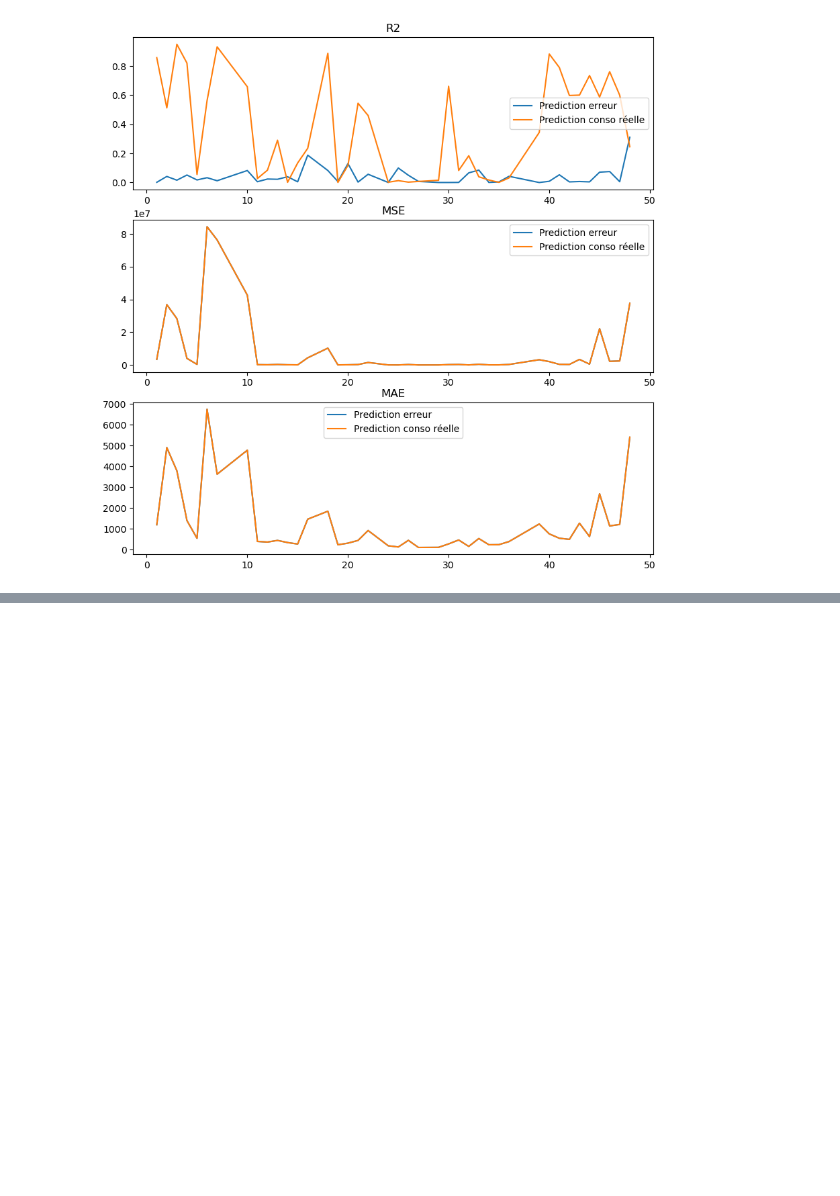
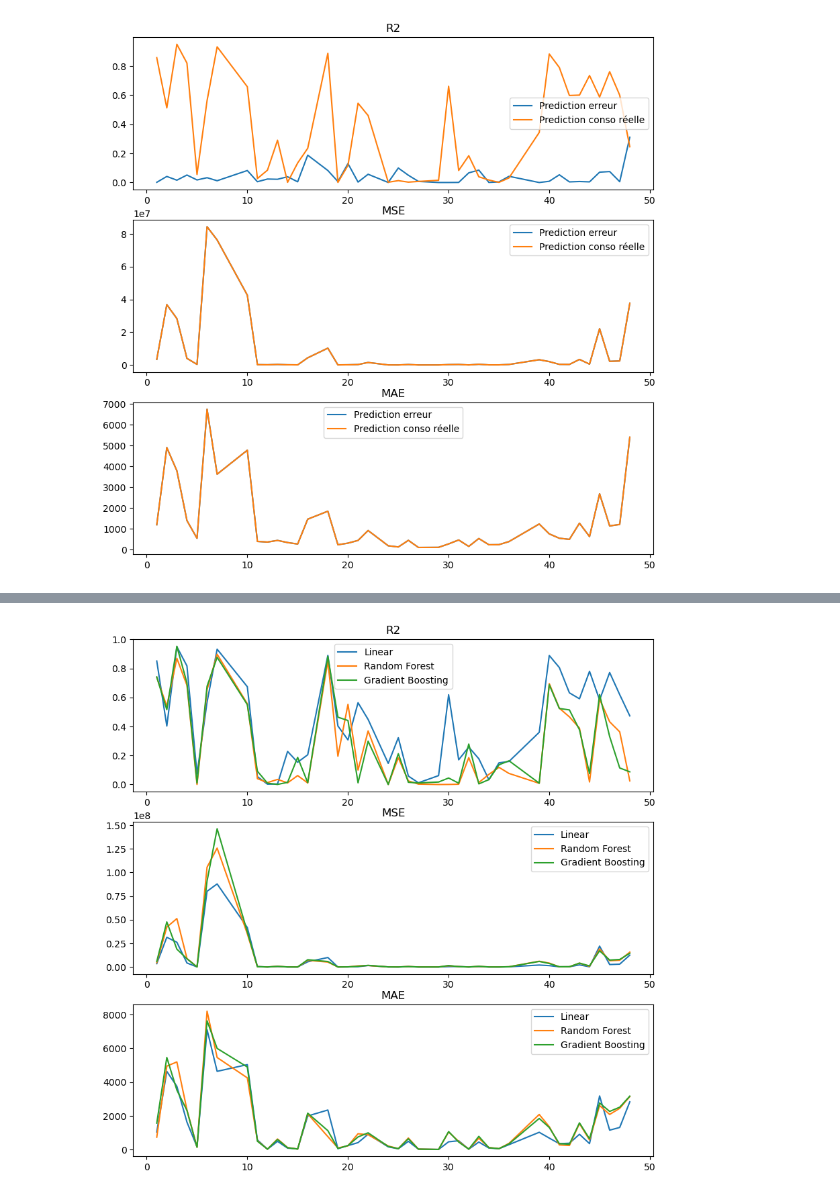
Before and after one commit to Damidoum/predictionClient, a Jupyter notebook: Notebooks/synthese.ipynb, the cells around one changed output, grey strips where cells are left out. Saved outputs shown, nothing was run; the diff lists cells and outputs as text; code cells hidden in the pictures; blank space fills up the shorter version.

Commit message:
test cross val, et visualiation

```diff
--- a/Notebooks/synthese.ipynb
+++ b/Notebooks/synthese.ipynb
@@ -328,0 +309,5 @@ display_prediction(Model3, 15)
+# %%
+Model1 = Model(data, ["forecasted_consumption"],["real_consumption"], 0.7, True, "Linear")
+Model2 = Model(data, ["forecasted_consumption", "CAC"],["real_consumption"], 0.7, True, "Linear")
+Model3 = Model(data, ["forecasted_consumption", "CAC"],["real_consumption"], 0.7, True, "random_forest")
+Model4 = Model(data, ["forecasted_consumption", "CAC"],["real_consumption"], 0.7, True, "gradient_boosting")
@@ -328,0 +319,4 @@ display_prediction(Model3, 15)
+# %%
+display_mesure(data, [Model2.evaluation_model, Model3.evaluation_model, Model4.evaluation_model], ["Linear", "Random Forest", "Gradient Boosting"]);
+# %% [output]
+[figure, added]
```
Also changed, not shown: parts of 17 cells of this notebook.
